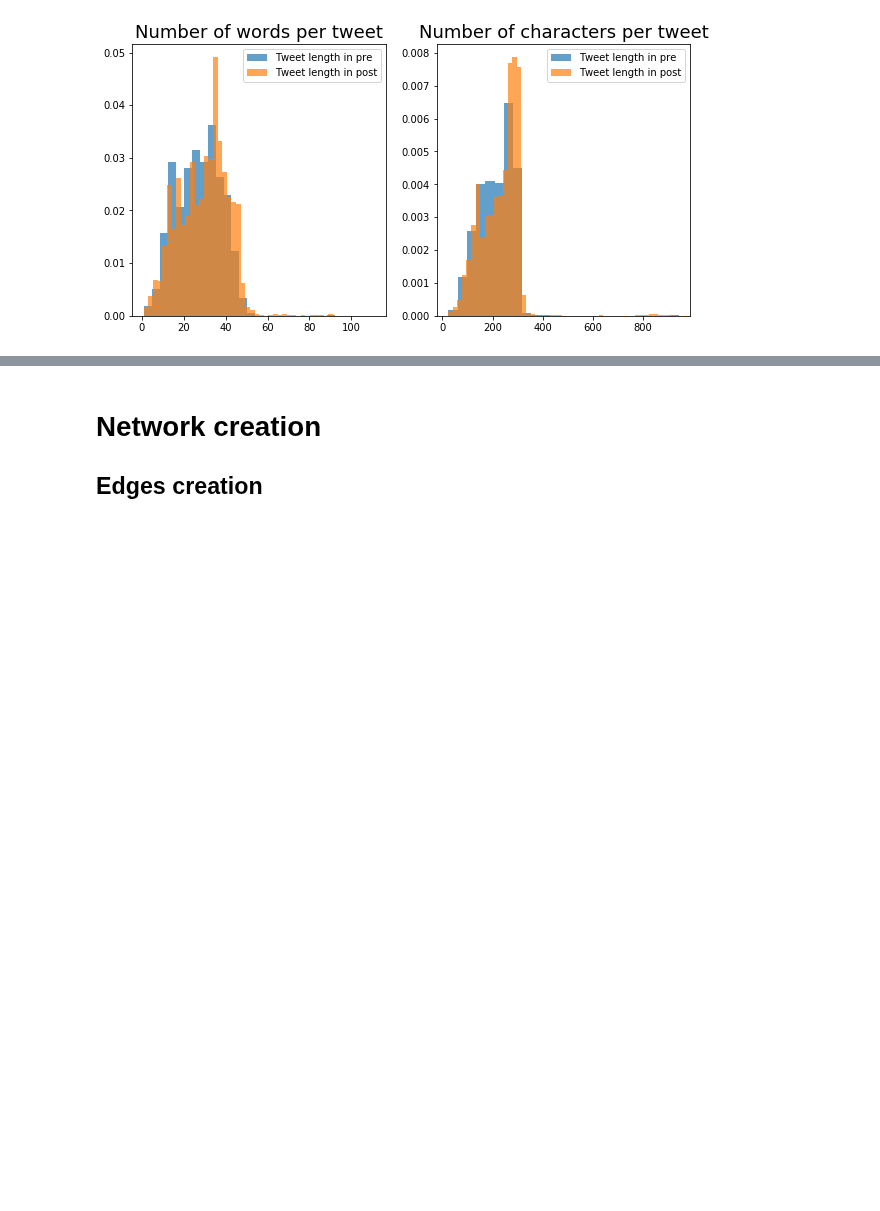
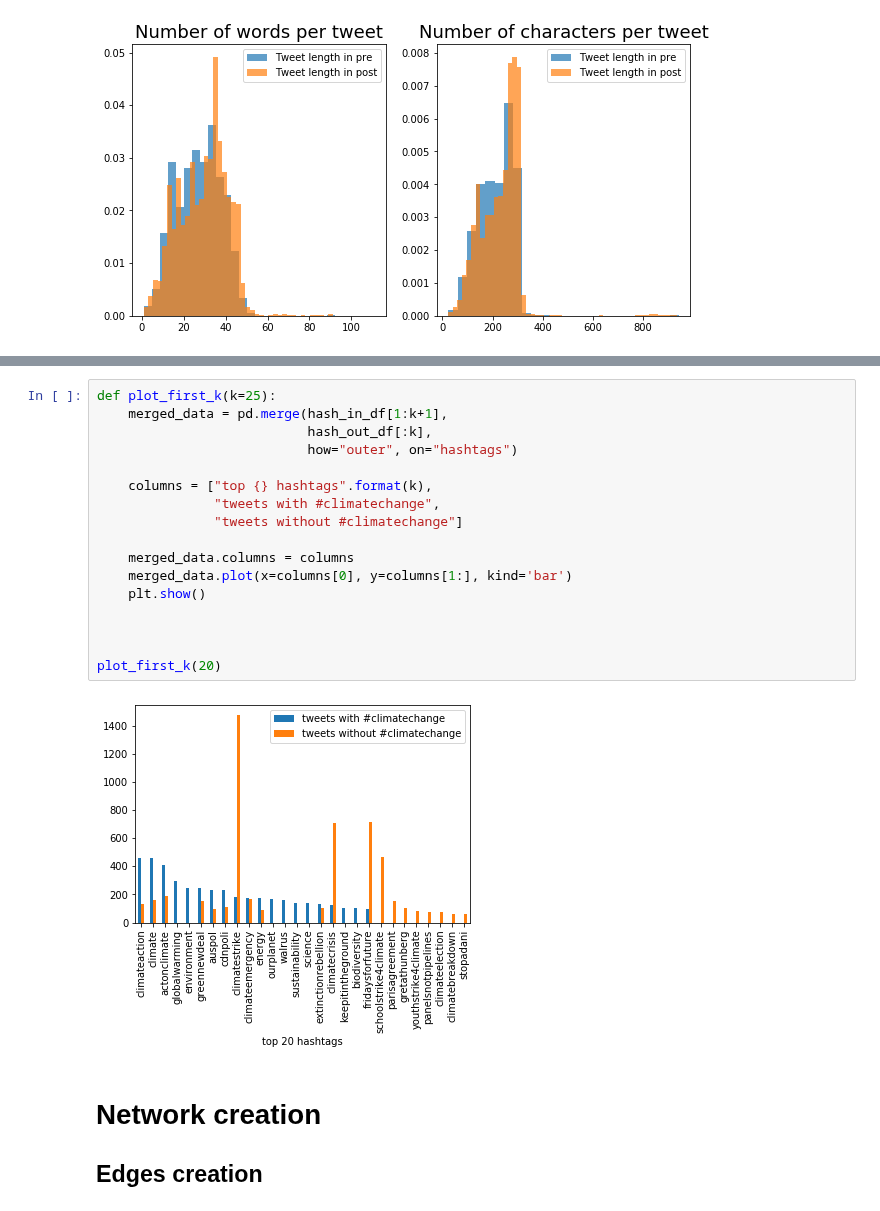
Before and after one commit to Mmiglio/ClimateAction, a Jupyter notebook: analysis.ipynb, the cells around one changed output, grey strips where cells are left out. Saved outputs shown, nothing was run; the diff lists cells and outputs as text; blank space fills up the shorter version.

Commit message:
added hashtag distribution conditioned to #climatechange presence in the same tweet in post network

```diff
--- a/analysis.ipynb
+++ b/analysis.ipynb
@@ -141,3 +180,22 @@ _ = plt.show()
+# %%
+def plot_first_k(k=25):
+    merged_data = pd.merge(hash_in_df[1:k+1],
+                           hash_out_df[:k],
+                           how="outer", on="hashtags")
+
+    columns = ["top {} hashtags".format(k),
+               "tweets with #climatechange",
+               "tweets without #climatechange"]
+
+    merged_data.columns = columns
+    merged_data.plot(x=columns[0], y=columns[1:], kind='bar')
+    plt.show()
+
+
+
+plot_first_k(20)
+# %% [output]
+[figure, added]
 # %% [markdown]
 # Network creation
 
```
Also changed, not shown: parts of 3 cells of this notebook, 1 other file.
